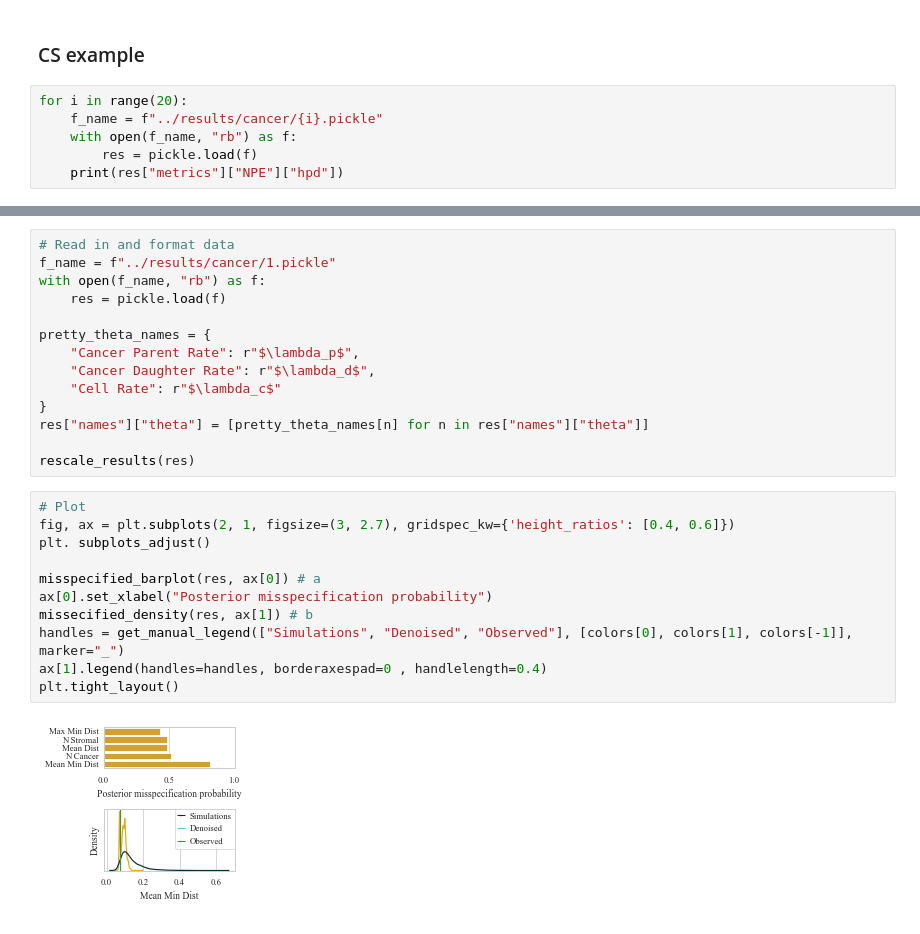
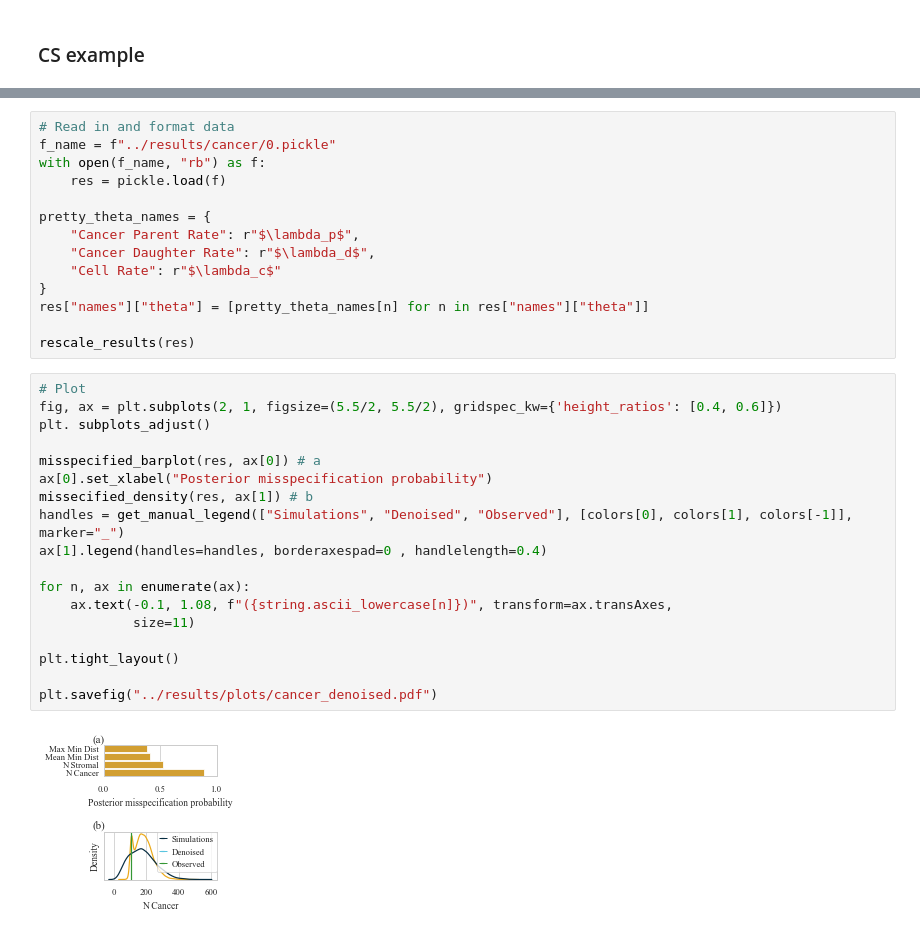
Before and after one commit to danielward27/rnpe, a Jupyter notebook: scripts/plot_examples.ipynb, the cells around one changed output, grey strips where cells are left out. Saved outputs shown, nothing was run; the diff lists cells and outputs as text.

Commit message:
update plots

```diff
--- a/scripts/plot_examples.ipynb
+++ b/scripts/plot_examples.ipynb
@@ -154,8 +154,2 @@ plt.savefig("../results/plots/sir_example.pdf", dpi=600)
 # %% [markdown]
 ### CS example
-# %%
-for i in range(20):
-    f_name = f"../results/cancer/{i}.pickle"
-    with open(f_name, "rb") as f:
-        res = pickle.load(f)
-    print(res["metrics"]["NPE"]["hpd"])
@@ -183,6 +156,6 @@ for i in range(20):
 # %%
 # Read in and format data
-f_name = f"../results/cancer/1.pickle"
+f_name = f"../results/cancer/0.pickle"
 with open(f_name, "rb") as f:
     res = pickle.load(f)
 
@@ -196,14 +169,21 @@ res["names"]["theta"] = [pretty_theta_names[n] for n in res["names"]["theta"]]
 rescale_results(res)
 # %%
 # Plot
-fig, ax = plt.subplots(2, 1, figsize=(3, 2.7), gridspec_kw={'height_ratios': [0.4, 0.6]})
+fig, ax = plt.subplots(2, 1, figsize=(5.5/2, 5.5/2), gridspec_kw={'height_ratios': [0.4, 0.6]})
 plt. subplots_adjust()
 
 misspecified_barplot(res, ax[0]) # a
 ax[0].set_xlabel("Posterior misspecification probability")
 missecified_density(res, ax[1]) # b
 handles = get_manual_legend(["Simulations", "Denoised", "Observed"], [colors[0], colors[1], colors[-1]], marker="_")
 ax[1].legend(handles=handles, borderaxespad=0 , handlelength=0.4)
+
+for n, ax in enumerate(ax):
+    ax.text(-0.1, 1.08, f"({string.ascii_lowercase[n]})", transform=ax.transAxes,
+            size=11)
+
 plt.tight_layout()
+
+plt.savefig("../results/plots/cancer_denoised.pdf")
 # %% [output]
-[figure, old version]
+[figure, new version]
```
Also changed, not shown: parts of 9 cells of this notebook, 6 other files.
